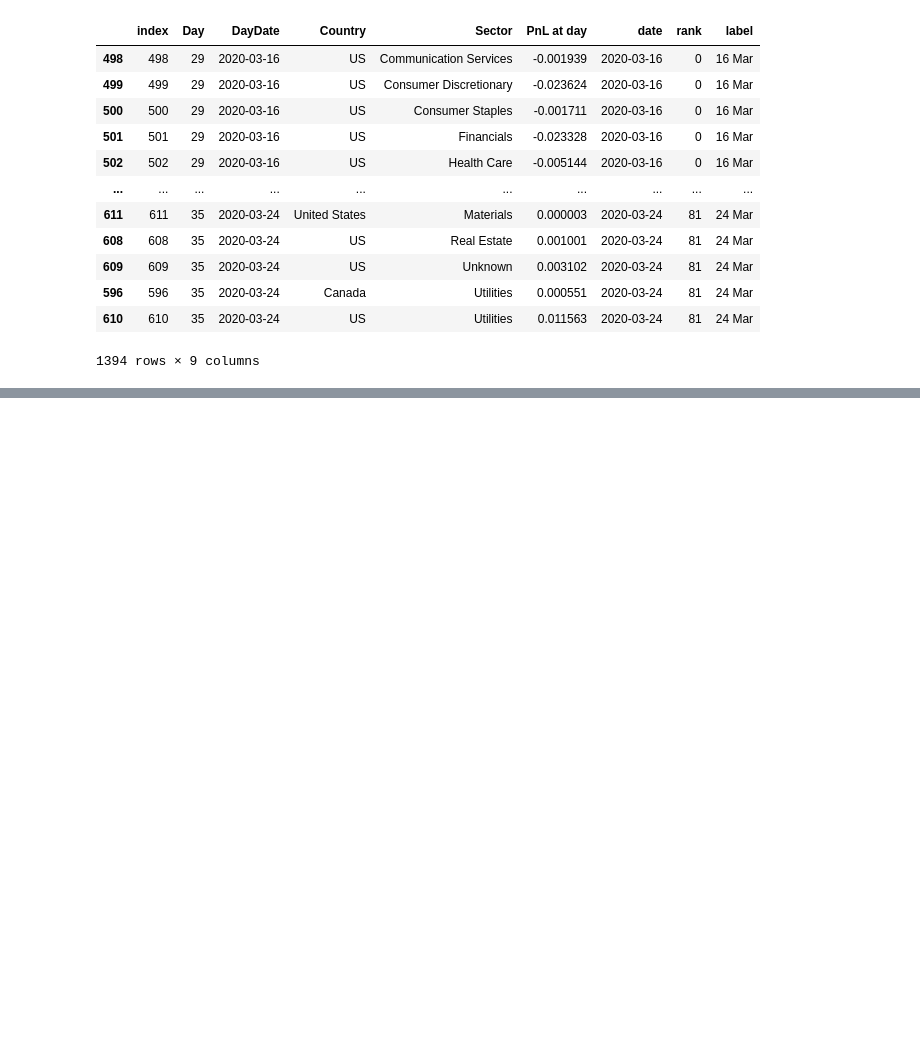
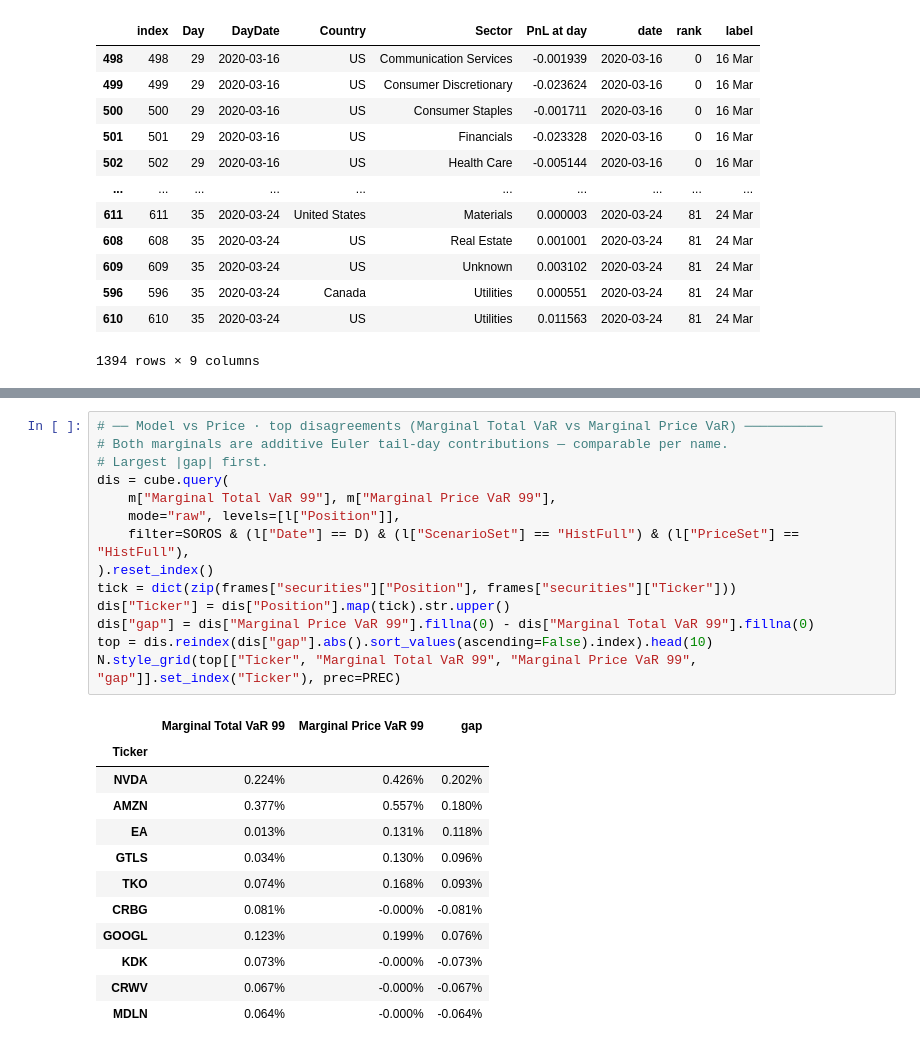
Before and after one commit to conorpbrennan/barra_poc, a Jupyter notebook: notebooks/soros_13f_risk.ipynb, the cells around one changed output, grey strips where cells are left out. Cells and saved outputs as stored; diff of their text form; blank space fills up the shorter version.

```diff
--- a/notebooks/soros_13f_risk.ipynb
+++ b/notebooks/soros_13f_risk.ipynb
@@ -593,0 +671,27 @@ alt.Chart(covid_sector).mark_area(opacity=0.85, line={"strokeWidth": 0.4}).encod
+# %%
+# ── Model vs Price · top disagreements (Marginal Total VaR vs Marginal Price VaR) ──────────
+# Both marginals are additive Euler tail-day contributions — comparable per name.
+# Largest |gap| first.
+dis = cube.query(
+    m["Marginal Total VaR 99"], m["Marginal Price VaR 99"],
+    mode="raw", levels=[l["Position"]],
+    filter=SOROS & (l["Date"] == D) & (l["ScenarioSet"] == "HistFull") & (l["PriceSet"] == "HistFull"),
+).reset_index()
+tick = dict(zip(frames["securities"]["Position"], frames["securities"]["Ticker"]))
+dis["Ticker"] = dis["Position"].map(tick).str.upper()
+dis["gap"] = dis["Marginal Price VaR 99"].fillna(0) - dis["Marginal Total VaR 99"].fillna(0)
+top = dis.reindex(dis["gap"].abs().sort_values(ascending=False).index).head(10)
+N.style_grid(top[["Ticker", "Marginal Total VaR 99", "Marginal Price VaR 99", "gap"]].set_index("Ticker"), prec=PREC)
+# %% [output]
+|  | Marginal Total VaR 99 | Marginal Price VaR 99 | gap |
+| Ticker |  |  |  |
+| NVDA | 0.224% | 0.426% | 0.202% |
+| AMZN | 0.377% | 0.557% | 0.180% |
+| EA | 0.013% | 0.131% | 0.118% |
+| GTLS | 0.034% | 0.130% | 0.096% |
+| TKO | 0.074% | 0.168% | 0.093% |
+| CRBG | 0.081% | -0.000% | -0.081% |
+| GOOGL | 0.123% | 0.199% | 0.076% |
+| KDK | 0.073% | -0.000% | -0.073% |
+| CRWV | 0.067% | -0.000% | -0.067% |
+| MDLN | 0.064% | -0.000% | -0.064% |
```
Also changed, not shown: parts of 4 cells of this notebook, 1 other file.
